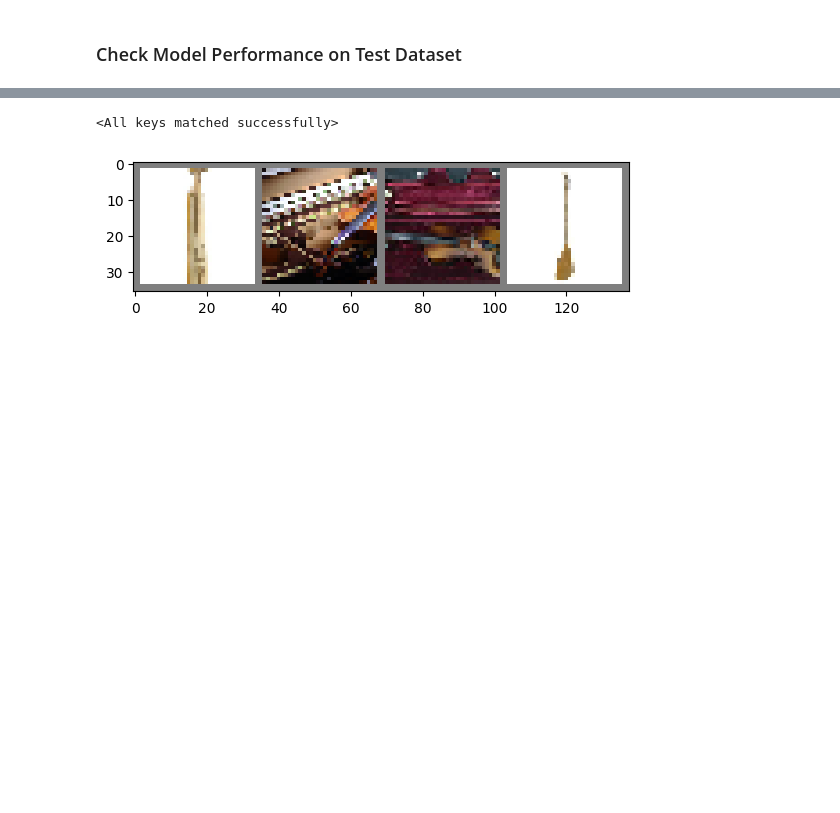
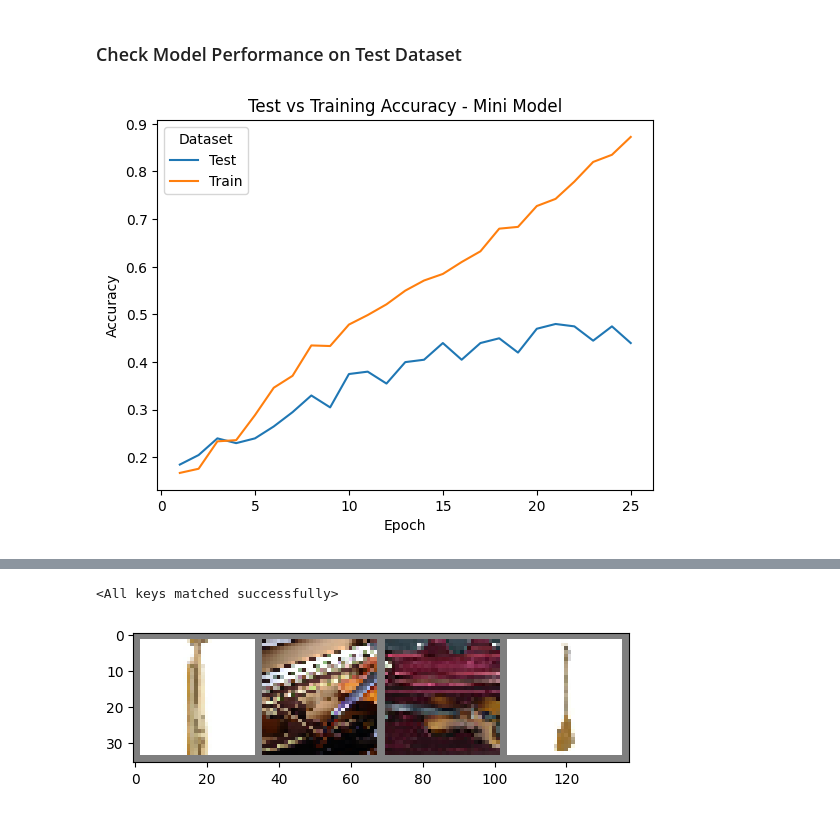
Before and after one commit to DanLucas1/image_classification, a Jupyter notebook: img_classification_instruments.ipynb, the cells around one changed output, grey strips where cells are left out. Cells and saved outputs as stored; diff of their text form; code cells hidden in the pictures; blank space fills up the shorter version.

```diff
--- a/img_classification_instruments.ipynb
+++ b/img_classification_instruments.ipynb
@@ -228,8 +224,8 @@ dataset = dataset.train_test_split(test_size=0.2, seed=1, stratify_by_column="la
 # %%
 batch_size = 4
 
-trainloader = DataLoader(dataset['train'], batch_size=batch_size, shuffle=True, num_workers=2)
-testloader = DataLoader(dataset['test'], batch_size=batch_size, shuffle=False, num_workers=2)
+trainloader = DataLoader(dataset['train'], batch_size=batch_size, shuffle=True, num_workers=0)
+testloader = DataLoader(dataset['test'], batch_size=batch_size, shuffle=False, num_workers=0)
 # %%
 # check batch sizing (should be no output)
 for batch in trainloader:
@@ -300,2 +391,18 @@ optimizer = optim.SGD(net.parameters(), lr=0.001, momentum=0.9)
 # %% [markdown]
 ### Check Model Performance on Test Dataset
+# %%
+# plot to show the test and training accuracy over time
+longform_results = pd.melt(training_results, id_vars=['epoch'], value_vars=['test_acc', 'train_acc'], var_name='Dataset', value_name='accuracy')
+
+label_map = {'test_acc': 'Test', 'train_acc': 'Train'}
+longform_results['Dataset'] = longform_results['Dataset'].replace(label_map)
+
+# sns.lineplot(data=training_results, x='epoch', y='loss')
+sns.lineplot(data=longform_results, x='epoch', y='accuracy', hue='Dataset')
+
+plt.title('Test vs Training Accuracy - Mini Model')
+plt.xlabel('Epoch')
+plt.ylabel('Accuracy')
+plt.show()
+# %% [output]
+[figure, added]
```
Also changed, not shown: parts of 24 cells of this notebook.
